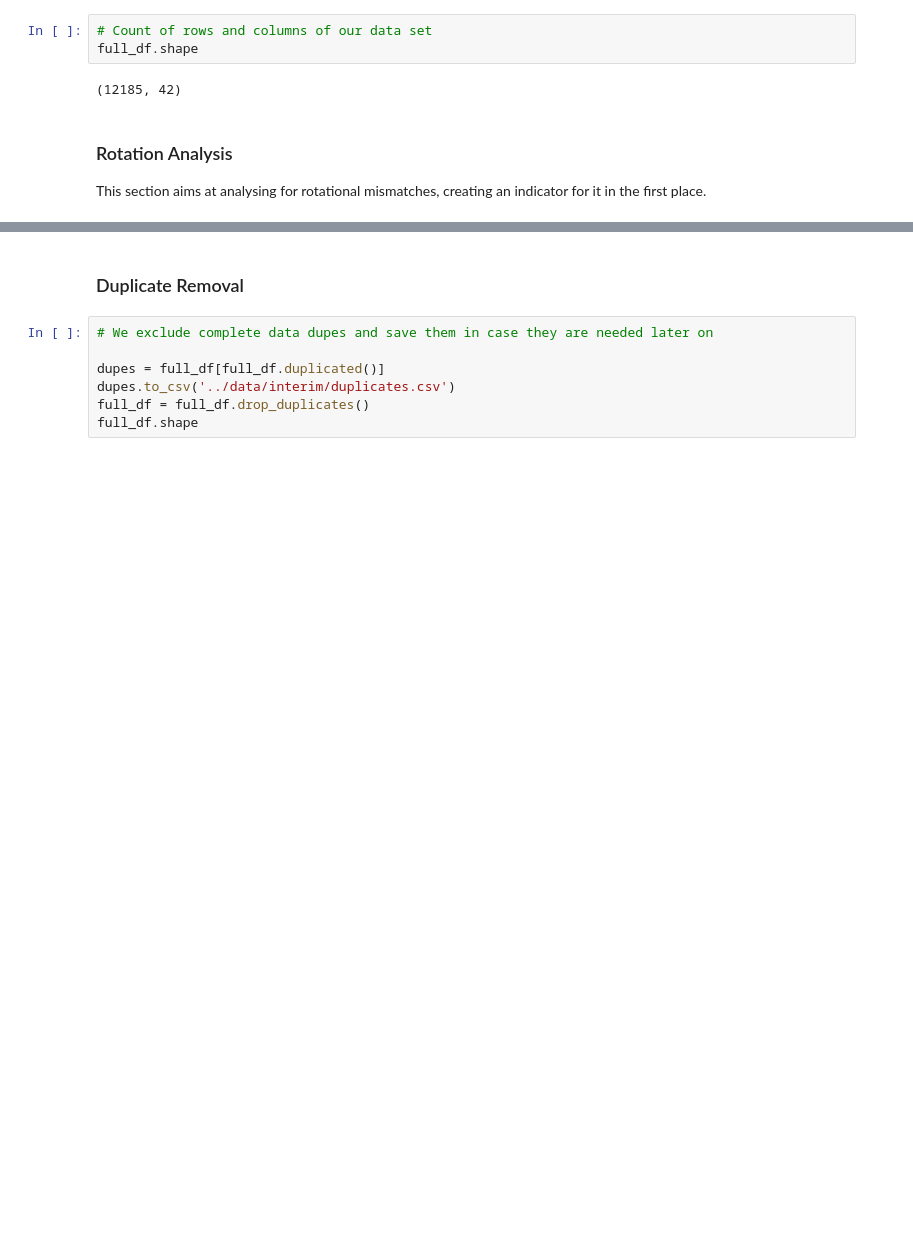
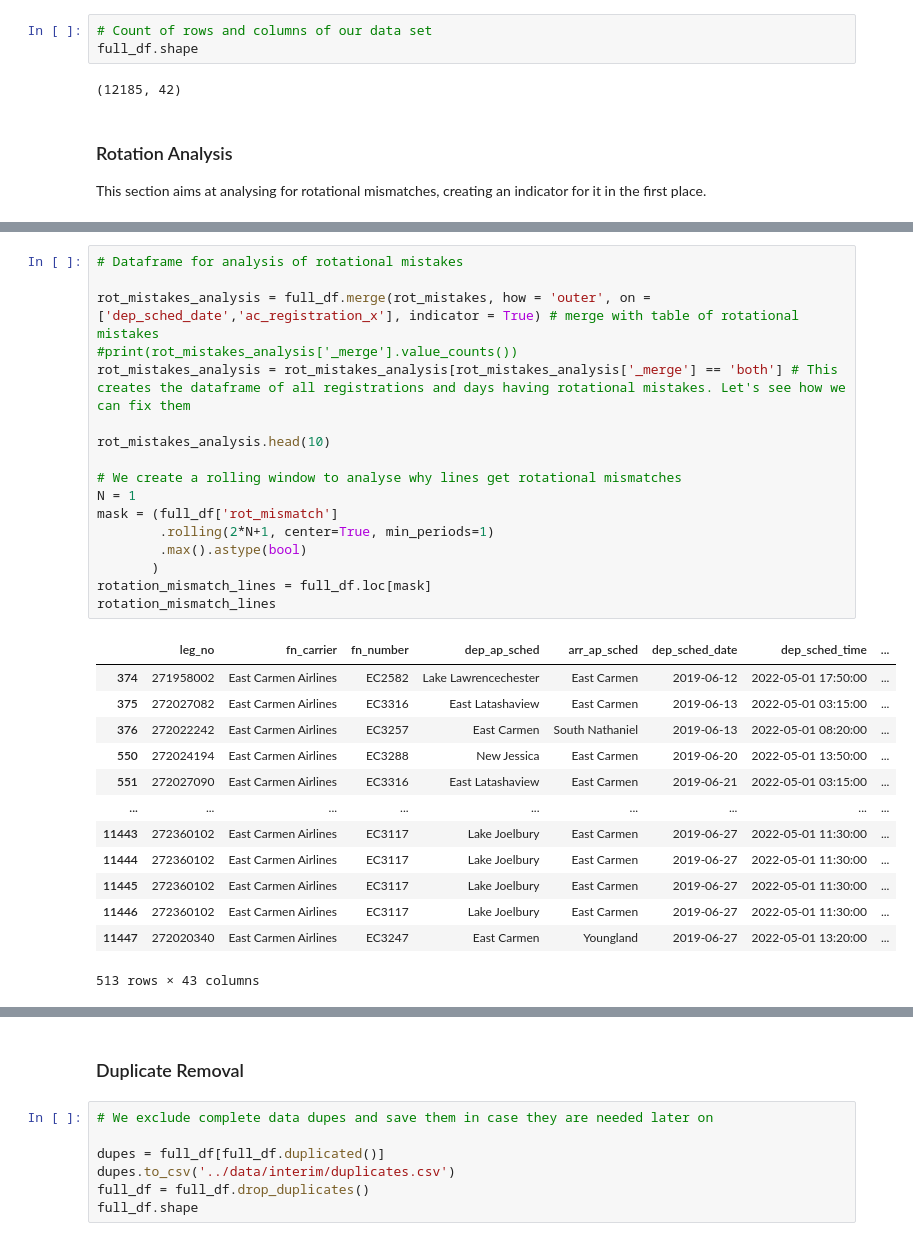
Before and after one commit to Paul1911/Delay-Prediction, a Jupyter notebook: notebooks/EDA.ipynb, the cells around one changed output, grey strips where cells are left out. Drawn from its saved outputs; the diff is of its cells as text; blank space fills up the shorter version.

Commit message:
additional analysis

```diff
--- a/notebooks/EDA.ipynb
+++ b/notebooks/EDA.ipynb
@@ -190,0 +234,31 @@ This section aims at analysing for rotational mismatches, creating an indicator
+# %%
+# Dataframe for analysis of rotational mistakes
+
+rot_mistakes_analysis = full_df.merge(rot_mistakes, how = 'outer', on = ['dep_sched_date','ac_registration_x'], indicator = True) # merge with table of rotational mistakes
+#print(rot_mistakes_analysis['_merge'].value_counts())
+rot_mistakes_analysis = rot_mistakes_analysis[rot_mistakes_analysis['_merge'] == 'both'] # This creates the dataframe of all registrations and days having rotational mistakes. Let's see how we can fix them
+
+rot_mistakes_analysis.head(10)
+
+# We create a rolling window to analyse why lines get rotational mismatches
+N = 1
+mask = (full_df['rot_mismatch']
+        .rolling(2*N+1, center=True, min_periods=1)
+        .max().astype(bool)
+       )
+rotation_mismatch_lines = full_df.loc[mask]
+rotation_mismatch_lines
+# %% [output]
+|  | leg_no | fn_carrier | fn_number | dep_ap_sched | arr_ap_sched | dep_sched_date | dep_sched_time | ... |
+| 374 | 271958002 | East Carmen Airlines | EC2582 | Lake Lawrencechester | East Carmen | 2019-06-12 | 2022-05-01 17:50:00 | ... |
+| 375 | 272027082 | East Carmen Airlines | EC3316 | East Latashaview | East Carmen | 2019-06-13 | 2022-05-01 03:15:00 | ... |
+| 376 | 272022242 | East Carmen Airlines | EC3257 | East Carmen | South Nathaniel | 2019-06-13 | 2022-05-01 08:20:00 | ... |
+| 550 | 272024194 | East Carmen Airlines | EC3288 | New Jessica | East Carmen | 2019-06-20 | 2022-05-01 13:50:00 | ... |
+| 551 | 272027090 | East Carmen Airlines | EC3316 | East Latashaview | East Carmen | 2019-06-21 | 2022-05-01 03:15:00 | ... |
+| ... | ... | ... | ... | ... | ... | ... | ... | ... |
+| 11443 | 272360102 | East Carmen Airlines | EC3117 | Lake Joelbury | East Carmen | 2019-06-27 | 2022-05-01 11:30:00 | ... |
+| 11444 | 272360102 | East Carmen Airlines | EC3117 | Lake Joelbury | East Carmen | 2019-06-27 | 2022-05-01 11:30:00 | ... |
+| 11445 | 272360102 | East Carmen Airlines | EC3117 | Lake Joelbury | East Carmen | 2019-06-27 | 2022-05-01 11:30:00 | ... |
+| 11446 | 272360102 | East Carmen Airlines | EC3117 | Lake Joelbury | East Carmen | 2019-06-27 | 2022-05-01 11:30:00 | ... |
+| 11447 | 272020340 | East Carmen Airlines | EC3247 | East Carmen | Youngland | 2019-06-27 | 2022-05-01 13:20:00 | ... |
+513 rows × 43 columns
```
Also changed, not shown: parts of 7 cells of this notebook, 2 other files.
